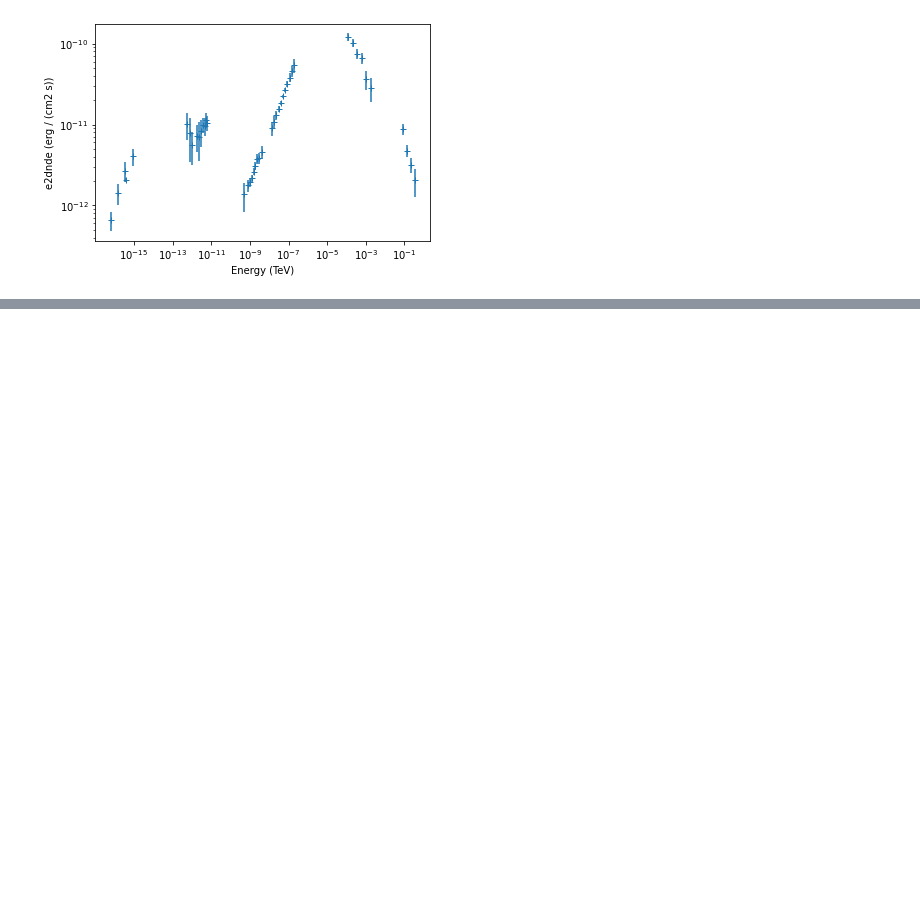
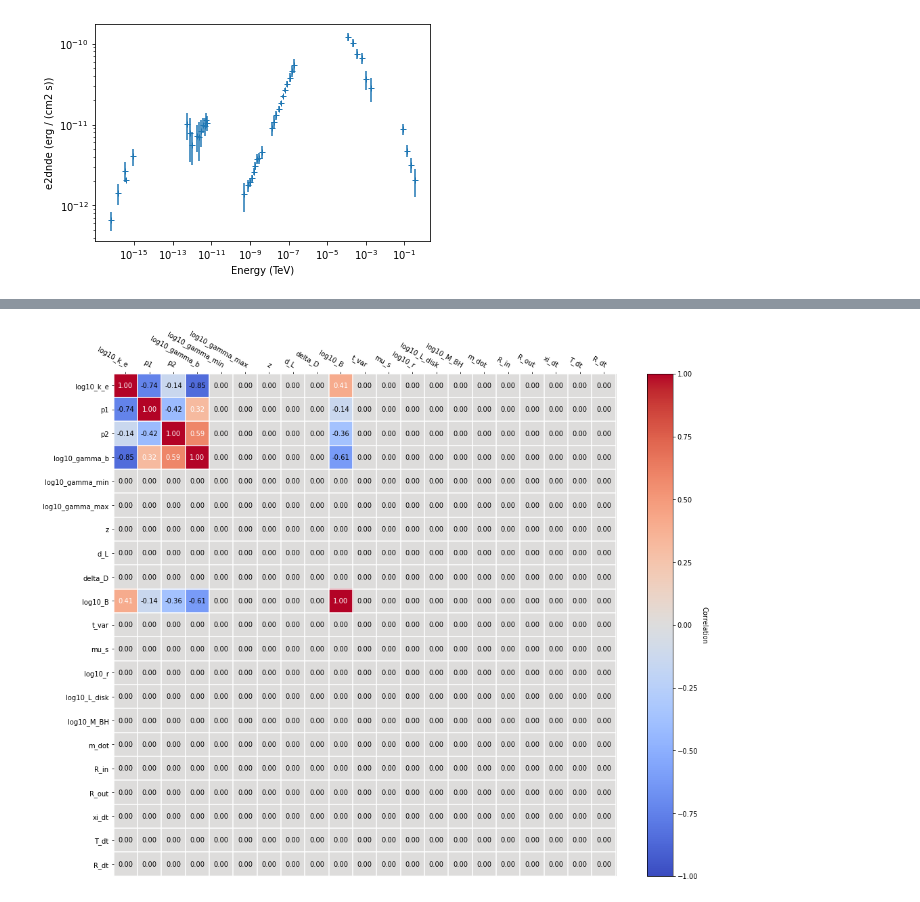
Before and after one commit to Adbhavna1369/PKS1510_modelling, a Jupyter notebook: test_mcmc_low_state.ipynb, the cells around one changed output, grey strips where cells are left out. Cells and saved outputs as stored; diff of their text form; code cells hidden in the pictures; blank space fills up the shorter version.

```diff
--- a/test_mcmc_low_state.ipynb
+++ b/test_mcmc_low_state.ipynb
@@ -334,0 +361,5 @@ dataset_ec.mask_fit = dataset_ec.data.energy_ref > E_min_fit
+# %%
+agnpy_ec.covariance.plot_correlation()
+plt.show()
+# %% [output]
+[figure, added]
```
Also changed, not shown: parts of 12 cells of this notebook.
